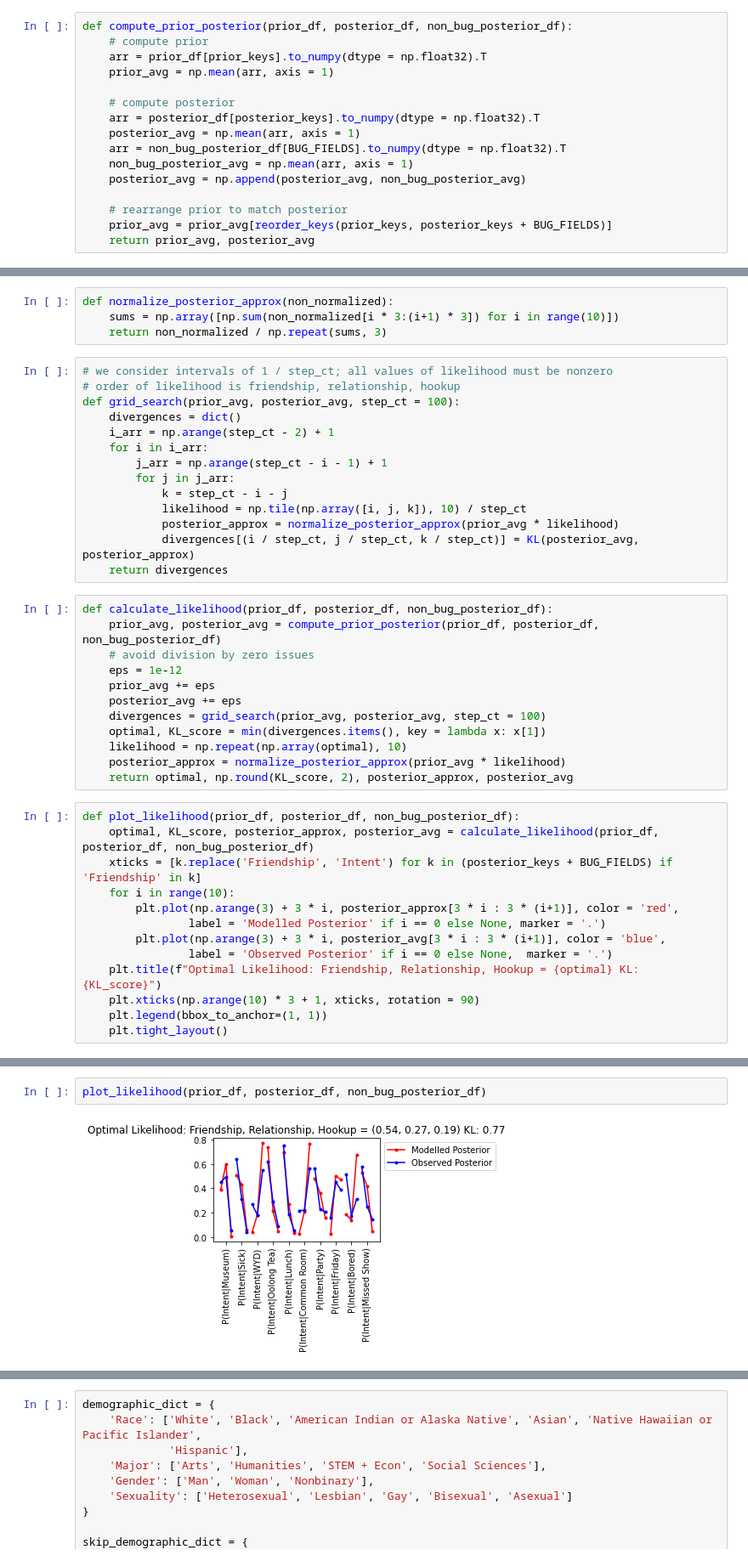
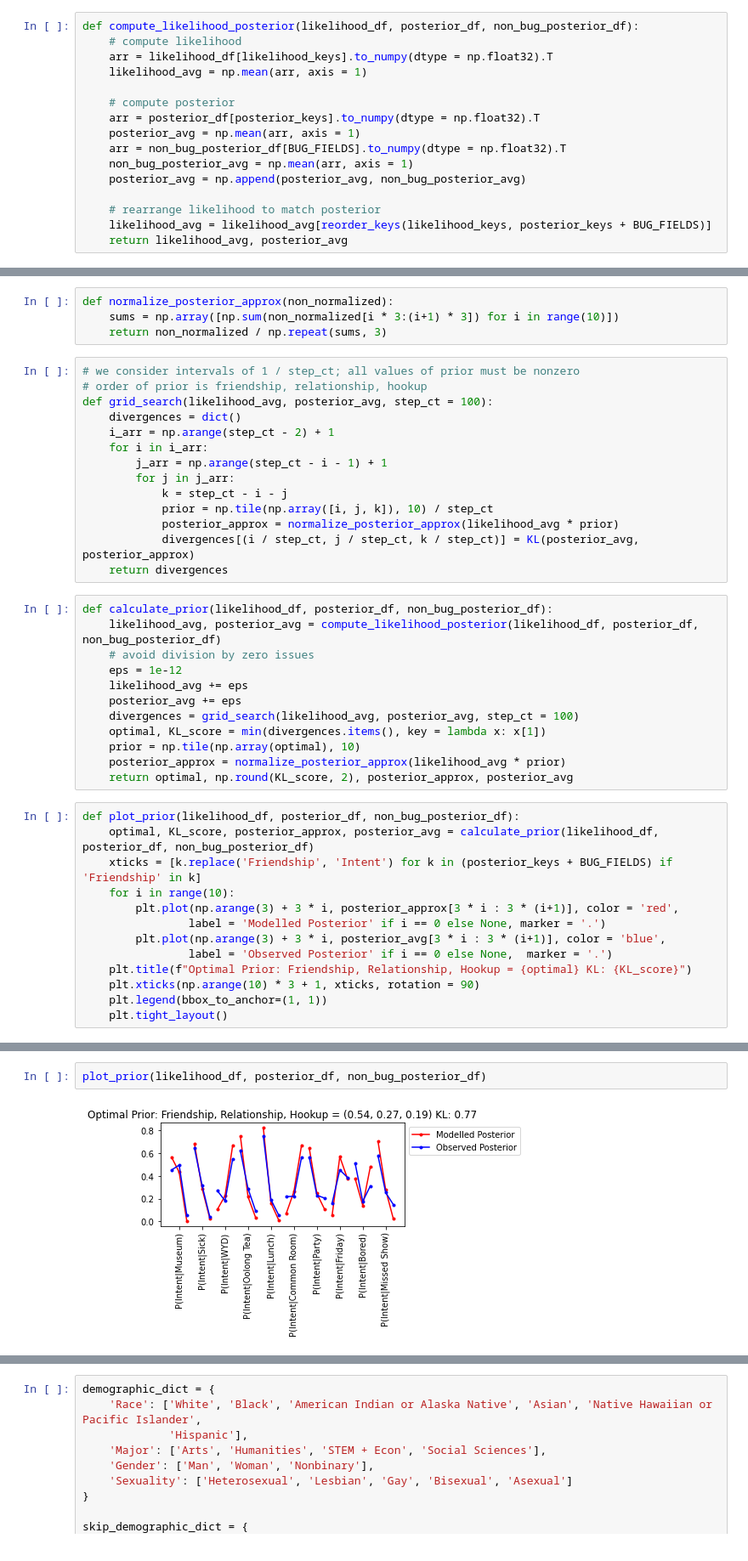
Before and after one commit to christyjestin/cogsci-final-project, a Jupyter notebook: calculation.ipynb, the cells around one changed output, grey strips where cells are left out. Shown at 85% size. Cells and saved outputs as stored; diff of their text form.

Commit message:
Prior + Likelihood Name Swap and Plotting Bug Fix

```diff
--- a/calculation.ipynb
+++ b/calculation.ipynb
@@ -43,8 +43,8 @@ def reorder_keys(full_prior_keys, full_posterior_keys):
 # %%
-def compute_prior_posterior(prior_df, posterior_df, non_bug_posterior_df):
-    # compute prior
-    arr = prior_df[prior_keys].to_numpy(dtype = np.float32).T
-    prior_avg = np.mean(arr, axis = 1)
+def compute_likelihood_posterior(likelihood_df, posterior_df, non_bug_posterior_df):
+    # compute likelihood
+    arr = likelihood_df[likelihood_keys].to_numpy(dtype = np.float32).T
+    likelihood_avg = np.mean(arr, axis = 1)
 
     # compute posterior
     arr = posterior_df[posterior_keys].to_numpy(dtype = np.float32).T
@@ -53,8 +53,8 @@ def compute_prior_posterior(prior_df, posterior_df, non_bug_posterior_df):
     non_bug_posterior_avg = np.mean(arr, axis = 1)
     posterior_avg = np.append(posterior_avg, non_bug_posterior_avg)
 
-    # rearrange prior to match posterior
-    prior_avg = prior_avg[reorder_keys(prior_keys, posterior_keys + BUG_FIELDS)]
-    return prior_avg, posterior_avg
+    # rearrange likelihood to match posterior
+    likelihood_avg = likelihood_avg[reorder_keys(likelihood_keys, posterior_keys + BUG_FIELDS)]
+    return likelihood_avg, posterior_avg
 # %% [markdown]
 We also experimented with a modified KL loss where we computed the KL divergence for each text message and then took the worst \
@@ -68,41 +68,41 @@ def normalize_posterior_approx(non_normalized):
     sums = np.array([np.sum(non_normalized[i * 3:(i+1) * 3]) for i in range(10)])
     return non_normalized / np.repeat(sums, 3)
 # %%
-# we consider intervals of 1 / step_ct; all values of likelihood must be nonzero
-# order of likelihood is friendship, relationship, hookup
-def grid_search(prior_avg, posterior_avg, step_ct = 100):
+# we consider intervals of 1 / step_ct; all values of prior must be nonzero
+# order of prior is friendship, relationship, hookup
+def grid_search(likelihood_avg, posterior_avg, step_ct = 100):
     divergences = dict()
     i_arr = np.arange(step_ct - 2) + 1
     for i in i_arr:
         j_arr = np.arange(step_ct - i - 1) + 1
         for j in j_arr:
             k = step_ct - i - j
-            likelihood = np.tile(np.array([i, j, k]), 10) / step_ct
-            posterior_approx = normalize_posterior_approx(prior_avg * likelihood)
+            prior = np.tile(np.array([i, j, k]), 10) / step_ct
+            posterior_approx = normalize_posterior_approx(likelihood_avg * prior)
             divergences[(i / step_ct, j / step_ct, k / step_ct)] = KL(posterior_avg, posterior_approx)
     return divergences
 # %%
-def calculate_likelihood(prior_df, posterior_df, non_bug_posterior_df):
-    prior_avg, posterior_avg = compute_prior_posterior(prior_df, posterior_df, non_bug_posterior_df)
+def calculate_prior(likelihood_df, posterior_df, non_bug_posterior_df):
+    likelihood_avg, posterior_avg = compute_likelihood_posterior(likelihood_df, posterior_df, non_bug_posterior_df)
     # avoid division by zero issues
     eps = 1e-12
-    prior_avg += eps
+    likelihood_avg += eps
     posterior_avg += eps
-    divergences = grid_search(prior_avg, posterior_avg, step_ct = 100)
+    divergences = grid_search(likelihood_avg, posterior_avg, step_ct = 100)
     optimal, KL_score = min(divergences.items(), key = lambda x: x[1])
-    likelihood = np.repeat(np.array(optimal), 10)
-    posterior_approx = normalize_posterior_approx(prior_avg * likelihood)
+    prior = np.tile(np.array(optimal), 10)
+    posterior_approx = normalize_posterior_approx(likelihood_avg * prior)
     return optimal, np.round(KL_score, 2), posterior_approx, posterior_avg
 # %%
-def plot_likelihood(prior_df, posterior_df, non_bug_posterior_df):
-    optimal, KL_score, posterior_approx, posterior_avg = calculate_likelihood(prior_df, posterior_df, non_bug_posterior_df)
+def plot_prior(likelihood_df, posterior_df, non_bug_posterior_df):
+    optimal, KL_score, posterior_approx, posterior_avg = calculate_prior(likelihood_df, posterior_df, non_bug_posterior_df)
     xticks = [k.replace('Friendship', 'Intent') for k in (posterior_keys + BUG_FIELDS) if 'Friendship' in k]
     for i in range(10):
         plt.plot(np.arange(3) + 3 * i, posterior_approx[3 * i : 3 * (i+1)], color = 'red',
                 label = 'Modelled Posterior' if i == 0 else None, marker = '.')
         plt.plot(np.arange(3) + 3 * i, posterior_avg[3 * i : 3 * (i+1)], color = 'blue',
                 label = 'Observed Posterior' if i == 0 else None,  marker = '.')
-    plt.title(f"Optimal Likelihood: Friendship, Relationship, Hookup = {optimal} KL: {KL_score}")
+    plt.title(f"Optimal Prior: Friendship, Relationship, Hookup = {optimal} KL: {KL_score}")
     plt.xticks(np.arange(10) * 3 + 1, xticks, rotation = 90)
     plt.legend(bbox_to_anchor=(1, 1))
     plt.tight_layout()
@@ -130,5 +130,5 @@ The observed posterior is computed using the data we collected, while the modell
 # %%
-plot_likelihood(prior_df, posterior_df, non_bug_posterior_df)
+plot_prior(likelihood_df, posterior_df, non_bug_posterior_df)
 # %% [output]
-[figure, old version]
+[figure, new version]
 # %% [markdown]
```
Also changed, not shown: parts of 16 cells of this notebook, 11 other files.
